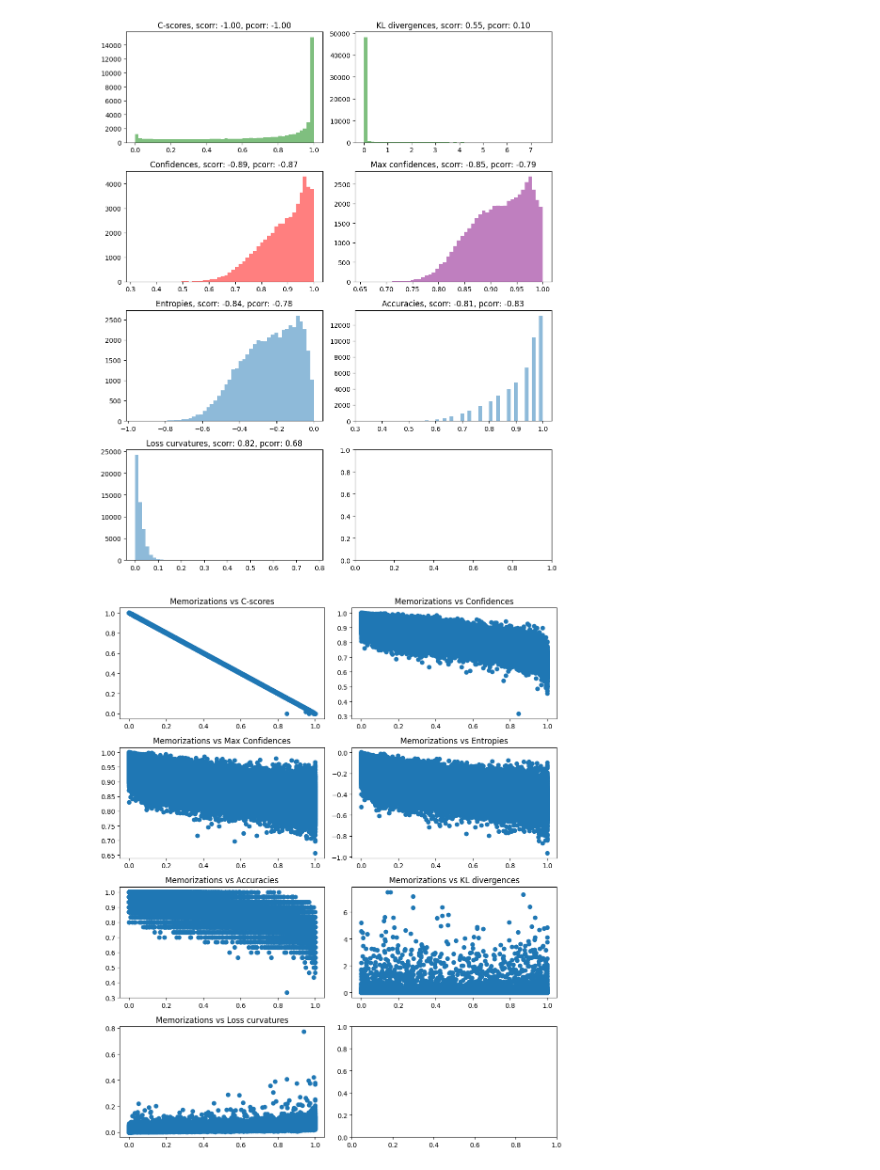
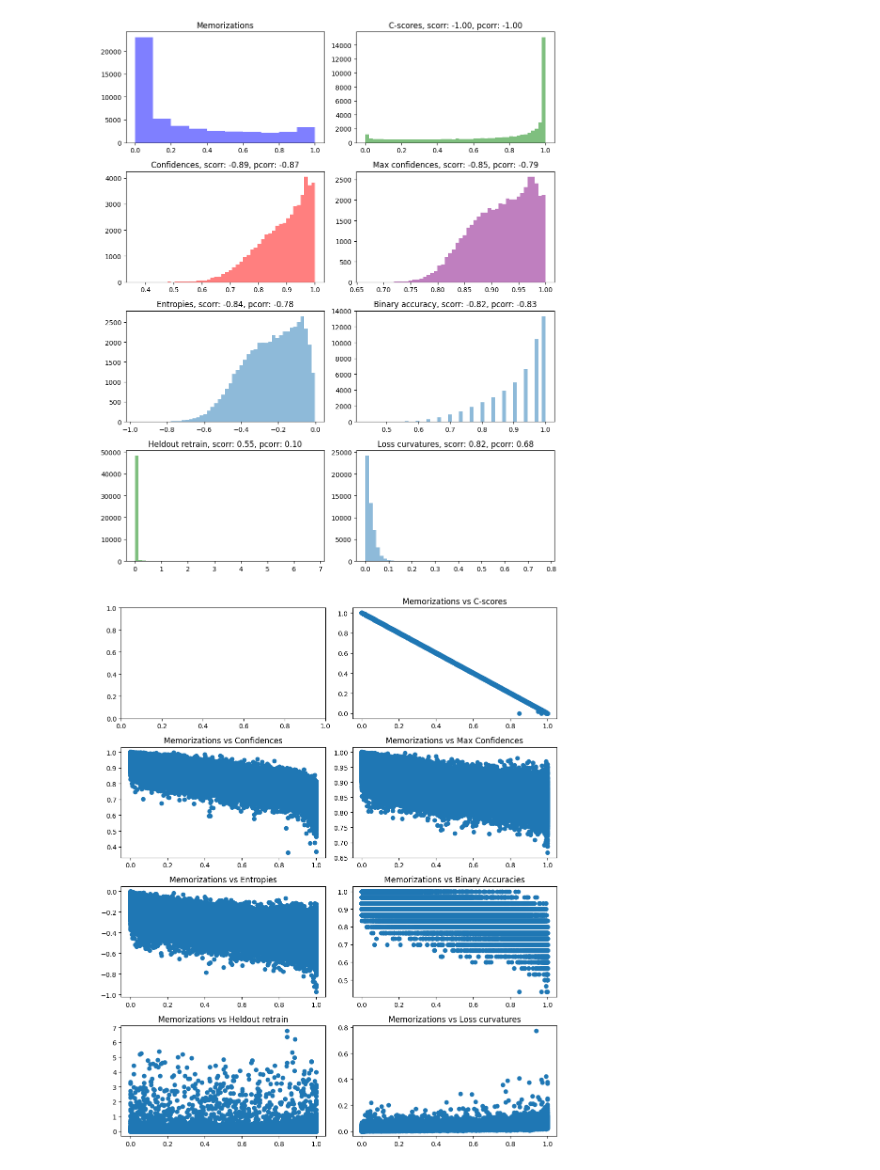
Before and after one commit to meghdadk/data-metrics, a Jupyter notebook: plots.ipynb, the cells around one changed output. Saved outputs shown, nothing was run; the diff lists cells and outputs as text; code cells hidden in the pictures.

Commit message:
visualizations

```diff
--- a/plots.ipynb
+++ b/plots.ipynb
@@ -8,15 +8,15 @@ from collections import defaultdict
 
 import utils
 # %%
-loaded_results = np.load('checkpoints/estimates_results.npz')
-loaded_heldout_retrain = np.load('checkpoints/heldout_retrain.npz')
+loaded_results = np.load('results/estimates_results.npz')
+loaded_heldout_retrain = np.load('results/heldout_retrain.npz')
 
 loaded_memorization = loaded_results['memorization']
 loaded_influence = loaded_results['influence']
 loaded_cscores = loaded_results['c_scores']
 loaded_klscores = loaded_heldout_retrain['kl_divergences']
 # %%
-loaded_curvatures = np.load('checkpoints/loss_curvatures.npz', allow_pickle=True)
+loaded_curvatures = np.load('results/loss_curvatures.npz', allow_pickle=True)
 loss_curvatures = loaded_curvatures['curvatures']
 loss_curvatures = np.mean(loss_curvatures, axis=1)
 # %%
@@ -25,8 +25,8 @@ from scipy import stats
 s_correlations = []
 p_correlations = []
 
-for i in range(42, 52):
-    loaded_results = np.load(f'checkpoints/event_results_s{i}.npz', allow_pickle=True)
+for i in range(0, 10):
+    loaded_results = np.load(f'results/event_results_s{i}.npz', allow_pickle=True)
     loaded_confidences = loaded_results['events']
     sorted_confidences = loaded_confidences[loaded_confidences[:, 0].argsort()]
 
@@ -97,14 +97,11 @@ fig, axs = plt.subplots(4, 2, figsize=(10, 12))  # Adjust the figure size as per
 # Modify the spacing between subplots
 fig.subplots_adjust(hspace=0.5, wspace=0.5)  # Adjust the spacing as per your preference
 
-#axs[0, 0].hist(loaded_memorization, bins=10, color='blue', alpha=0.5)
-#axs[0, 0].set_title('Memorizations')
+axs[0, 0].hist(loaded_memorization, bins=10, color='blue', alpha=0.5)
+axs[0, 0].set_title('Memorizations')
 
-axs[0, 0].hist(loaded_cscores, bins=50, color='green', alpha=0.5)
-axs[0, 0].set_title('C-scores, scorr: {:0.2f}, pcorr: {:0.2f}'.format(mem_cs_scorr, mem_cs_pcorr))
-
-axs[0, 1].hist(loaded_klscores, bins=50, color='green', alpha=0.5)
-axs[0, 1].set_title('KL divergences, scorr: {:0.2f}, pcorr: {:0.2f}'.format(mem_kl_scorr, mem_kl_pcorr))
+axs[0, 1].hist(loaded_cscores, bins=50, color='green', alpha=0.5)
+axs[0, 1].set_title('C-scores, scorr: {:0.2f}, pcorr: {:0.2f}'.format(mem_cs_scorr, mem_cs_pcorr))
 
 axs[1, 0].hist(sorted_confidences[:, 2], bins=50, color='red', alpha=0.5)
 axs[1, 0].set_title('Confidences, scorr: {:0.2f}, pcorr: {:0.2f}'.format(s_mean[0], p_mean[0]))
@@ -116,45 +113,48 @@ axs[2, 0].hist(sorted_confidences[:, 4], bins=50, alpha=0.5)
 axs[2, 0].set_title('Entropies, scorr: {:0.2f}, pcorr: {:0.2f}'.format(s_mean[2], p_mean[2]))
 
 axs[2, 1].hist(sorted_confidences[:, 5], bins=50, alpha=0.5)
-axs[2, 1].set_title('Accuracies, scorr: {:0.2f}, pcorr: {:0.2f}'.format(s_mean[3], p_mean[3]))
+axs[2, 1].set_title('Binary accuracy, scorr: {:0.2f}, pcorr: {:0.2f}'.format(s_mean[3], p_mean[3]))
 
-axs[3, 0].hist(loss_curvatures, bins=50, alpha=0.5)
-axs[3, 0].set_title('Loss curvatures, scorr: {:0.2f}, pcorr: {:0.2f}'.format(mem_lc_scorr, mem_lc_pcorr))
+axs[3, 0].hist(loaded_klscores, bins=50, color='green', alpha=0.5)
+axs[3, 0].set_title('Heldout retrain, scorr: {:0.2f}, pcorr: {:0.2f}'.format(mem_kl_scorr, mem_kl_pcorr))
+
+axs[3, 1].hist(loss_curvatures, bins=50, alpha=0.5)
+axs[3, 1].set_title('Loss curvatures, scorr: {:0.2f}, pcorr: {:0.2f}'.format(mem_lc_scorr, mem_lc_pcorr))
 
 plt.tight_layout()
 
 plt.show()
 # %% [output]
-[figure, old version]
+[figure, new version]
 # %%
 fig, axs = plt.subplots(4, 2, figsize=(10, 12))  # Adjust the figure size as per your preference
 
 # Modify the spacing between subplots
 fig.subplots_adjust(hspace=0.5, wspace=0.5)  # Adjust the spacing as per your preference
 
-axs[0, 0].scatter(loaded_memorization, loaded_cscores)
-axs[0, 0].set_title('Memorizations vs C-scores')
+axs[0, 1].scatter(loaded_memorization, loaded_cscores)
+axs[0, 1].set_title('Memorizations vs C-scores')
 
-axs[0, 1].scatter(loaded_memorization, sorted_confidences[:, 2])
-axs[0, 1].set_title('Memorizations vs Confidences')
+axs[1, 0].scatter(loaded_memorization, sorted_confidences[:, 2])
+axs[1, 0].set_title('Memorizations vs Confidences')
 
-axs[1, 0].scatter(loaded_memorization, sorted_confidences[:, 3])
-axs[1, 0].set_title('Memorizations vs Max Confidences')
+axs[1, 1].scatter(loaded_memorization, sorted_confidences[:, 3])
+axs[1, 1].set_title('Memorizations vs Max Confidences')
 
-axs[1, 1].scatter(loaded_memorization, sorted_confidences[:, 4])
-axs[1, 1].set_title('Memorizations vs Entropies')
+axs[2, 0].scatter(loaded_memorization, sorted_confidences[:, 4])
+axs[2, 0].set_title('Memorizations vs Entropies')
 
-axs[2, 0].scatter(loaded_memorization, sorted_confidences[:, 5])
-axs[2, 0].set_title('Memorizations vs Accuracies')
+axs[2, 1].scatter(loaded_memorization, sorted_confidences[:, 5])
+axs[2, 1].set_title('Memorizations vs Binary Accuracies')
 
-axs[2, 1].scatter(loaded_memorization, loaded_klscores)
-axs[2, 1].set_title('Memorizations vs KL divergences')
+axs[3, 0].scatter(loaded_memorization, loaded_klscores)
+axs[3, 0].set_title('Memorizations vs Heldout retrain')
 
-axs[3, 0].scatter(loaded_memorization, loss_curvatures)
-axs[3, 0].set_title('Memorizations vs Loss curvatures')
+axs[3, 1].scatter(loaded_memorization, loss_curvatures)
+axs[3, 1].set_title('Memorizations vs Loss curvatures')
 
 plt.tight_layout()
 
 plt.show()
 # %% [output]
-[figure, old version]
+[figure, new version]
```
Also changed, not shown: parts of 2 cells of this notebook.
